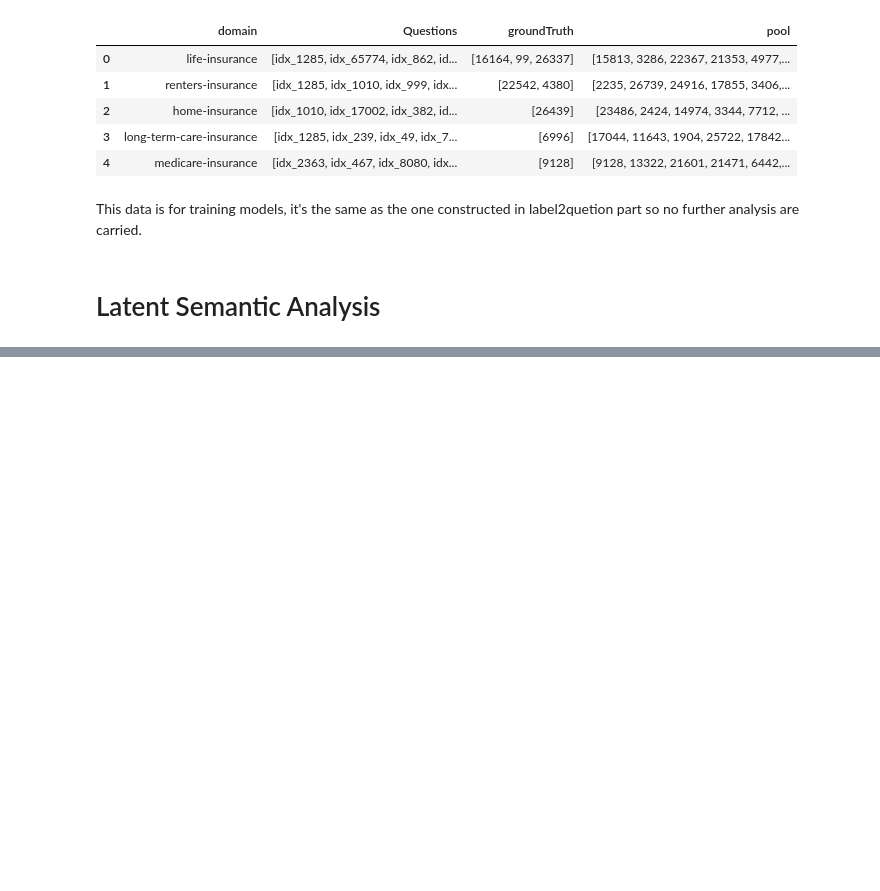
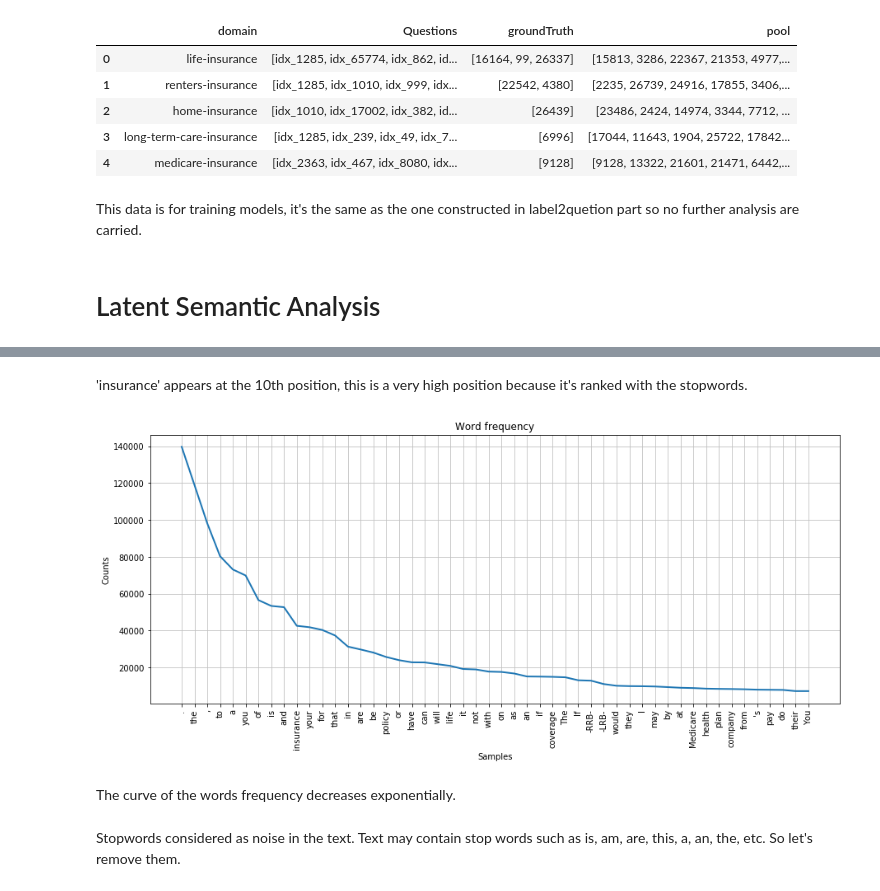
Before and after one commit to mouadhhamdi/insuranceQA, a Jupyter notebook: Data_Analysis.ipynb, the cells around one changed output, grey strips where cells are left out. Cells and saved outputs as stored; diff of their text form; code cells hidden in the pictures; blank space fills up the shorter version.

```diff
--- a/Data_Analysis.ipynb
+++ b/Data_Analysis.ipynb
@@ -418,0 +426,15 @@ This data is for training models, it's the same as the one constructed in label2
+# %%
+def fdist(words):
+    '''
+    This function creates the frequnce distance
+
+    arguments:
+    words--list of sentences
+    '''
+    # Construct the frequency distance matrix
+    return FreqDist(words)
+# %%
+# Construct the frequence distance
+fdist_answer = fdist(list(itertools.chain(*l2a['answer_text'])))
+# top 10 most common words
+fdist_answer.most_common(10)
@@ -418,0 +452,26 @@ This data is for training models, it's the same as the one constructed in label2
+# %% [markdown]
+'insurance' appears at the 10th position, this is a very high position because it's ranked with the stopwords.
+# %%
+# Plot the curve of words frequency
+def freq_plot(freq, samples):
+    '''
+    This function take the frequency distance matrix
+    and plots the most common number of samples
+
+    arguments:
+    freq--the frequency matrix
+    samples--number of sample to plot
+    '''
+    plt.figure(figsize=(15,6))
+    plt.title('Word frequency')
+    plt.xlabel('word')
+    freq.plot(samples, cumulative = False)
+    plt.show()
+# %%
+freq_plot(fdist_answer, 50)
+# %% [output]
+[figure, added]
+# %% [markdown]
+The curve of the words frequency decreases exponentially.
+# %% [markdown]
+Stopwords considered as noise in the text. Text may contain stop words such as is, am, are, this, a, an, the, etc. So let's remove them.
```
Also changed, not shown: parts of 18 cells of this notebook, 1 other file.
